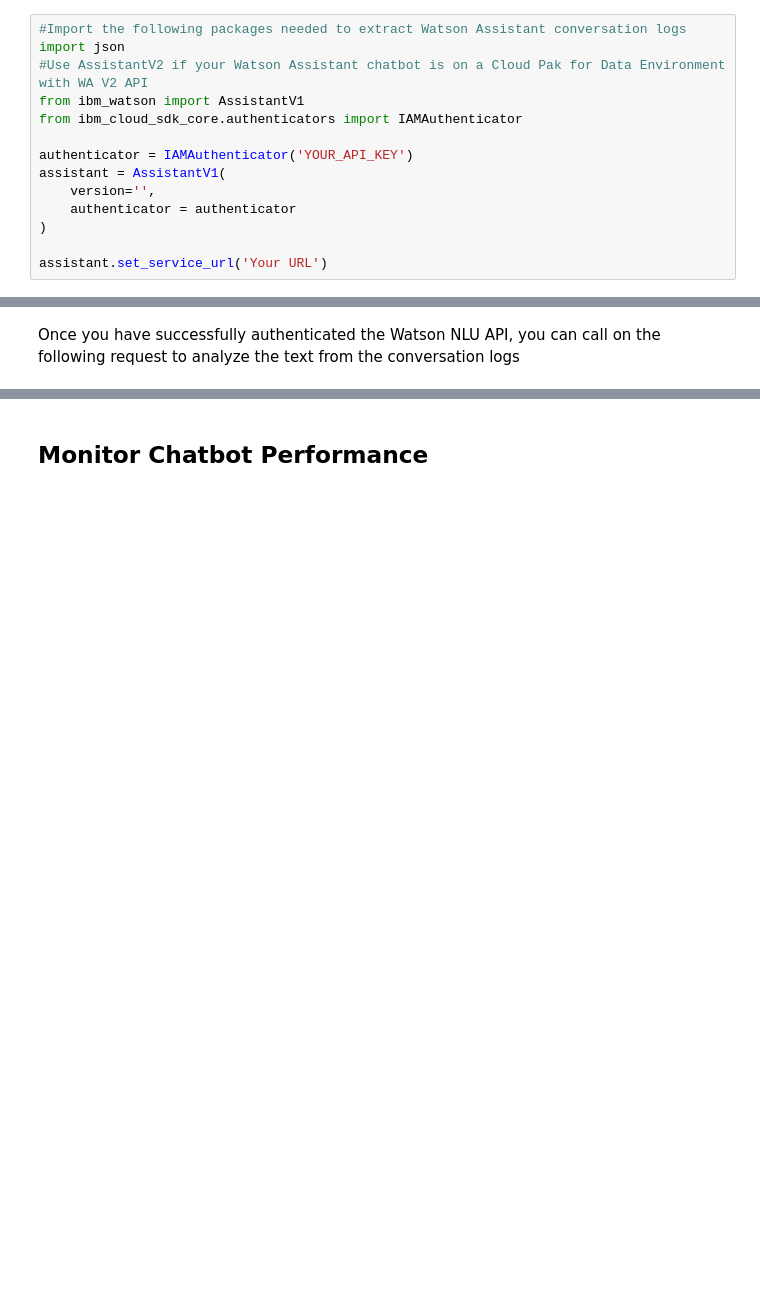
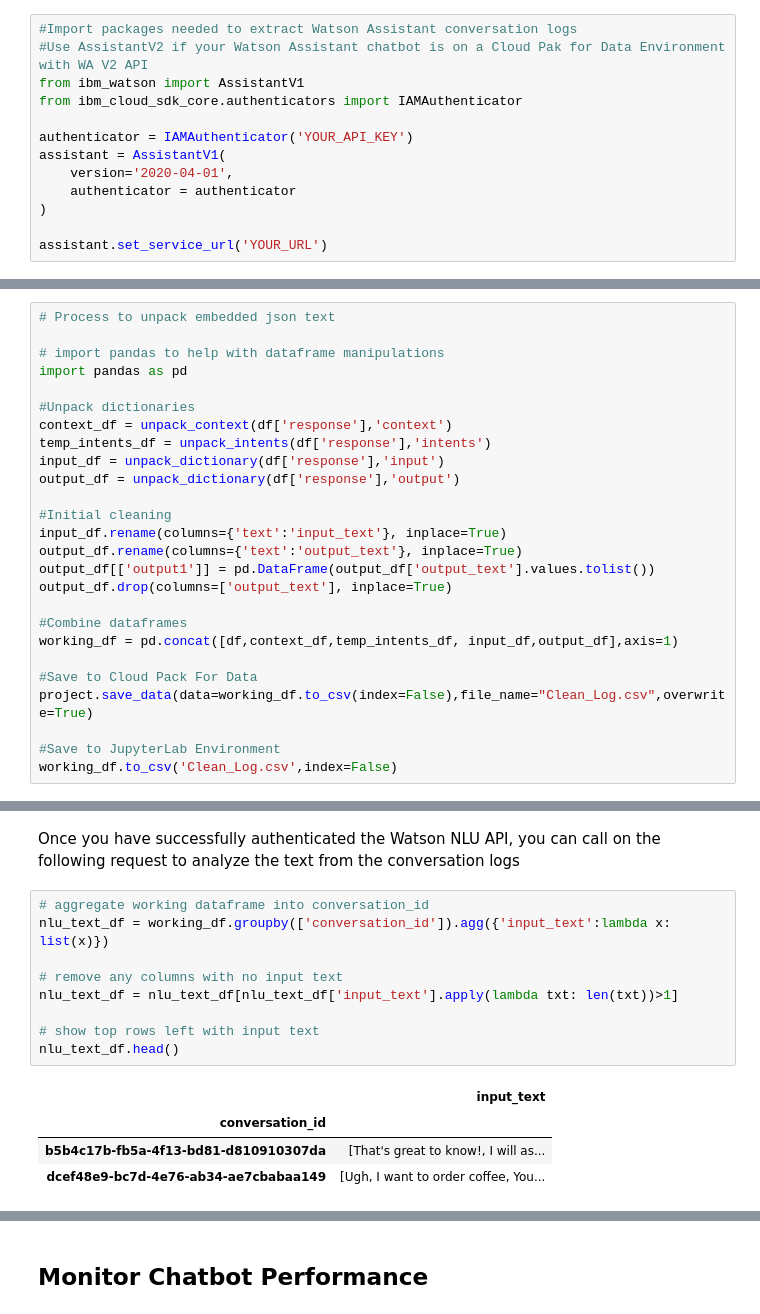
Before and after one commit to ahariharan95/WatsonAssistant-WatsonDiscovery_Tutorial, a Jupyter notebook: WA_NLU_Tutorial.ipynb, the cells around one changed output, grey strips where cells are left out. Cells and saved outputs as stored; diff of their text form; blank space fills up the shorter version.

```diff
--- a/WA_NLU_Tutorial.ipynb
+++ b/WA_NLU_Tutorial.ipynb
@@ -41,14 +23,13 @@ Successfully installed PyJWT-1.7.1 ibm-cloud-sdk-core-1.5.1 ibm-watson-4.5.0 web
 # %%
-#Import the following packages needed to extract Watson Assistant conversation logs
-import json
+#Import packages needed to extract Watson Assistant conversation logs
 #Use AssistantV2 if your Watson Assistant chatbot is on a Cloud Pak for Data Environment with WA V2 API
 from ibm_watson import AssistantV1
 from ibm_cloud_sdk_core.authenticators import IAMAuthenticator
 
 authenticator = IAMAuthenticator('YOUR_API_KEY')
 assistant = AssistantV1(
-    version='',
+    version='2020-04-01',
     authenticator = authenticator
 )
 
-assistant.set_service_url('Your URL')
+assistant.set_service_url('YOUR_URL')
@@ -63,3 +78,29 @@ json_log = (json.dumps(response, indent=2))
+# %%
+# Process to unpack embedded json text
+
+# import pandas to help with dataframe manipulations
+import pandas as pd
+
+#Unpack dictionaries
+context_df = unpack_context(df['response'],'context')
+temp_intents_df = unpack_intents(df['response'],'intents')
+input_df = unpack_dictionary(df['response'],'input')
+output_df = unpack_dictionary(df['response'],'output')
+
+#Initial cleaning
+input_df.rename(columns={'text':'input_text'}, inplace=True)
+output_df.rename(columns={'text':'output_text'}, inplace=True)
+output_df[['output1']] = pd.DataFrame(output_df['output_text'].values.tolist())
+output_df.drop(columns=['output_text'], inplace=True)
+
+#Combine dataframes
+working_df = pd.concat([df,context_df,temp_intents_df, input_df,output_df],axis=1)
+
+#Save to Cloud Pack For Data
+project.save_data(data=working_df.to_csv(index=False),file_name="Clean_Log.csv",overwrite=True)
+
+#Save to JupyterLab Environment
+working_df.to_csv('Clean_Log.csv',index=False)
 # %% [markdown]
 ## Authenticate Watson NLU API <a class="anchor" id="nlu"></a>
 # %% [markdown]
@@ -98,5 +139,19 @@ natural_language_understanding.set_disable_ssl_verification(True) #False for cus
 # %% [markdown]
 Once you have successfully authenticated the Watson NLU API, you can call on the following request to analyze the text from the conversation logs
+# %%
+# aggregate working dataframe into conversation_id
+nlu_text_df = working_df.groupby(['conversation_id']).agg({'input_text':lambda x: list(x)})
+
+# remove any columns with no input text
+nlu_text_df = nlu_text_df[nlu_text_df['input_text'].apply(lambda txt: len(txt))>1]
+
+# show top rows left with input text
+nlu_text_df.head()
+# %% [output]
+|  | input_text |
+| conversation_id |  |
+| b5b4c17b-fb5a-4f13-bd81-d810910307da | [That's great to know!, I will as... |
+| dcef48e9-bc7d-4e76-ab34-ae7cbabaa149 | [Ugh, I want to order coffee, You... |
 # %%
 #Import requires pacakges to analyze conversation logs
 from ibm_watson.natural_language_understanding_v1 import Features, CategoriesOptions, EmotionOptions, EntitiesOptions
```
Also changed, not shown: parts of 15 cells of this notebook.
